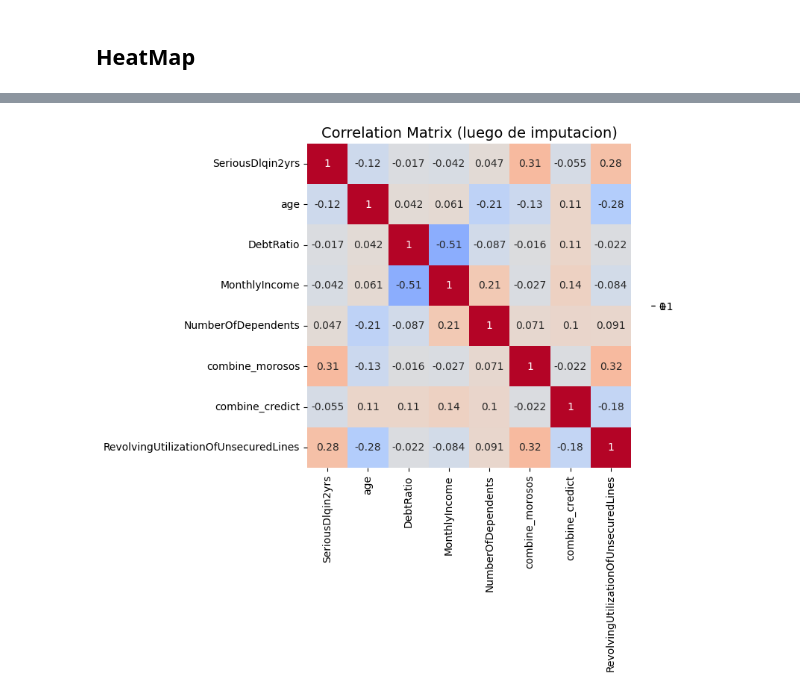
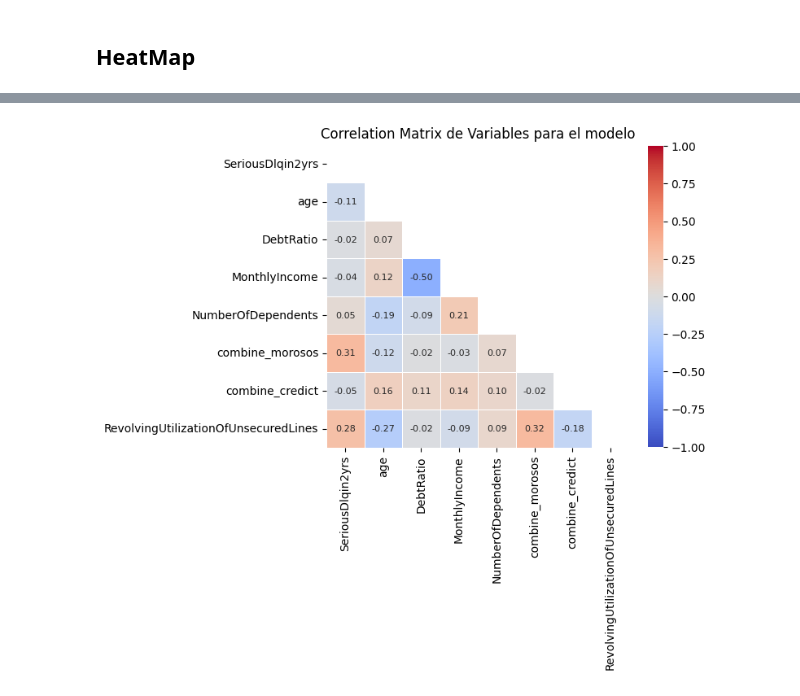
Before and after one commit to THEWACHER1103/analisis_crediticio, a Jupyter notebook: Analisis_crediticio.ipynb, the cells around one changed output, grey strips where cells are left out. Cells and saved outputs as stored; diff of their text form; code cells hidden in the pictures.

```diff
--- a/Analisis_crediticio.ipynb
+++ b/Analisis_crediticio.ipynb
@@ -358,4 +321,0 @@ plt.show()
-# %%
-df_model= df[['SeriousDlqin2yrs','age','DebtRatio','MonthlyIncome','NumberOfDependents','combine_morosos',
-              'combine_credict','RevolvingUtilizationOfUnsecuredLines',
-              ]]
@@ -395,11 +338,16 @@ features = [
     'DebtRatio',
     'RevolvingUtilizationOfUnsecuredLines',
     'MonthlyIncome',
-    'NumberOfDependents'
+    'NumberOfDependents',
+    'age'
 ]
 
 for col in features:
     upper_limit = df_model[col].quantile(0.99)
     df_model.loc[:, col] = df_model[col].clip(upper=upper_limit)
-df_model[features].describe(percentiles=[0.99])
+
+age_upper = df_model['age'].quantile(0.80)
+df_model.loc[:, 'age'] = df_model['age'].clip(upper=age_upper)
+
+df_model[features + ['age']].describe()
 # %% [output]
@@ -560,17 +515,23 @@ dtype: int64
 # %%
-plt.figure(figsize=(7,6))
-corr_matrix_cm = df_model.corr()
+corr_mod= df_model.corr()
+plt.figure(figsize=(6,6))
+mask = np.triu(np.ones_like(corr_mod, dtype=bool))
 sns.heatmap(
-    data=corr_matrix_cm,
+    data=corr_mod, # Changed df_model to corr_mod here
     annot=True,
-    cmap='coolwarm',
+    fmt=".2f",
+    annot_kws={"size": 8},
+    mask=mask,
+    cmap="coolwarm",
+    center=0,
     square=True,
-    cbar_kws={"shrink": 0.0},
+    linewidths=0.5,
+    cbar_kws={"shrink": 0.8},
     vmin=-1,
-    vmax=1)
+    vmax=1
+)
 
-
-plt.title('Correlation Matrix (luego de imputacion)', fontsize=14)
+plt.title('Correlation Matrix de Variables para el modelo', fontsize=12)
 plt.show()
 # %% [output]
-[figure, old version]
+[figure, new version]
```
Also changed, not shown: parts of 62 cells of this notebook.
